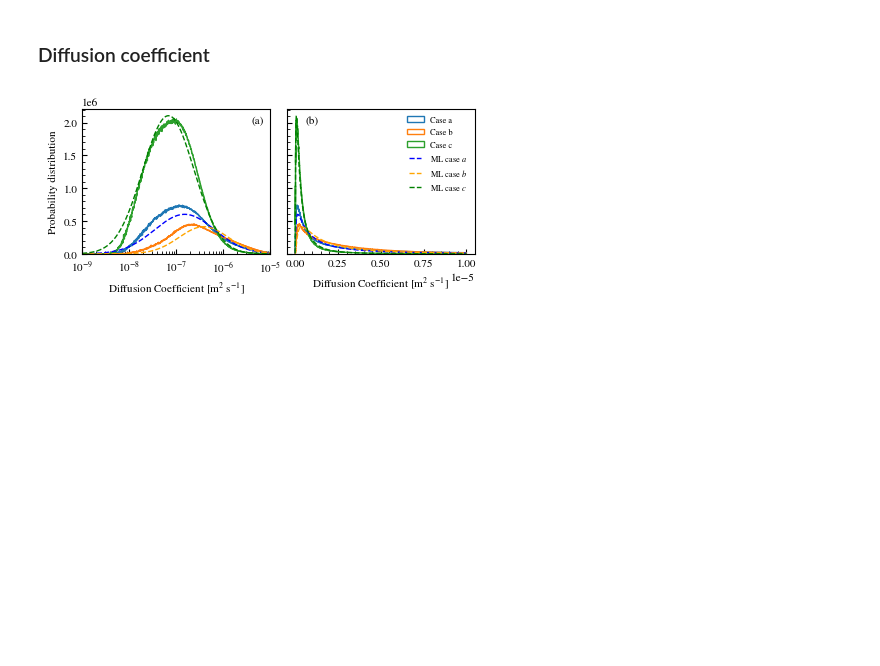
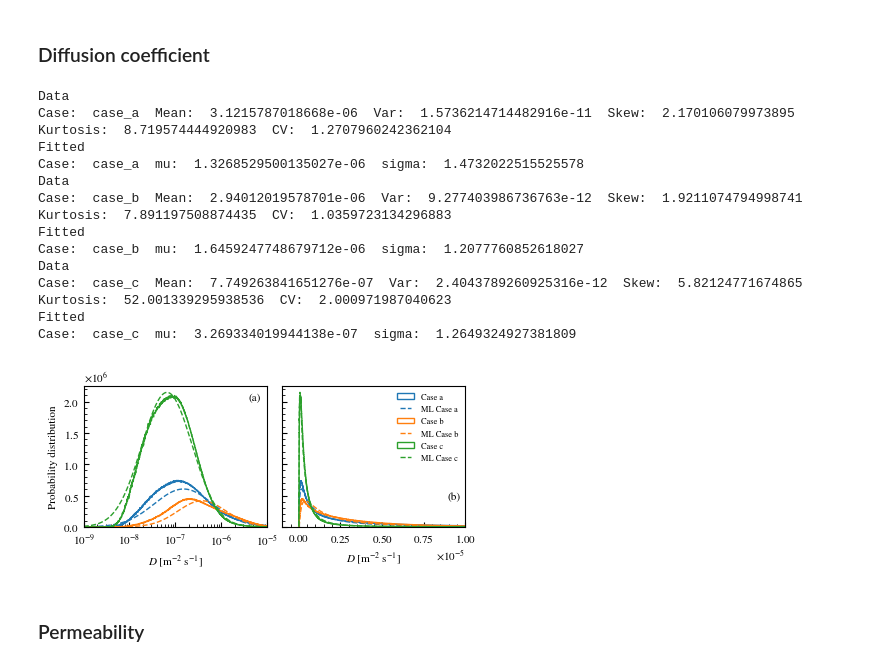
Before and after one commit to rlsandovalp/Sensitivity_Analysis, a Jupyter notebook: Notebooks/histograms.ipynb, the cells around one changed output. Drawn from its saved outputs; the diff is of its cells as text; code cells hidden in the pictures; blank space fills up the shorter version.

```diff
--- a/Notebooks/histograms.ipynb
+++ b/Notebooks/histograms.ipynb
@@ -74,63 +74,70 @@ Case:  case_c  mu:  2.1208872218510218e-08  sigma:  1.2407231274062216
 ### Diffusion coefficient
 # %%
 ######################## Input parameters #########################
-files = 100
-distributions = ['uniform', 'normal', 'lognormal']        #uniform, lognormal, normal
+files = 200
+points_per_file = 100000
+cases = ['case_a', 'case_b', 'case_c']        #uniform, lognormal, normal
 
 ######################## Initialize processing files #########################
 min_v, max_v = -9, -5
 x = np.logspace(min_v,max_v,1000)
 # %%
-cases = ['Case a', 'Case b', 'Case c']
-fitos = []
+casess = ['Case a', 'Case b', 'Case c']
+colors = ['tab:blue', 'tab:orange', 'tab:green']
+
 
 plt.style.use('stylesheet.mpltstyle_histograms')
 fig, ax = plt.subplots(nrows=1, ncols=2, figsize=(4.3, 2), sharey = True)
 
-for counter,distribution in enumerate(distributions):
-    hf = h5py.File("../Wu_Model/Code/"+distribution+"/results_wu_"+distribution+"1.hdf5", 'r')
-    Npoints = (np.array((hf.get('Coordinates')).get('Radius'))).size
-    hf.close()
-    Results = np.zeros(Npoints*files)
+for counter, case in enumerate(cases):
+    data = np.zeros((points_per_file*files, 29))
     ######################## Read files and join them in only one array #########################
-    for j in range (0,files):
-        filename = "../Wu_Model/Code/"+distribution+"/results_wu_"+distribution+str(j)+".hdf5"
-        hf = h5py.File(filename, 'r')
-        Results[j*Npoints:(j+1)*Npoints] = np.array((hf.get('Flow')).get('Results'))[:,5]
-        hf.close()
+    for j in range(files):
+        data_file = np.load('../Results/model_eval/'+case+'/wu_eval_'+str(j)+".npy")
+        data[j*points_per_file:(j+1)*points_per_file,:] = data_file
 
-    mean = Results.mean()
-    variance = np.var(Results)
-    fitos.append(sp.stats.lognorm.fit(Results, floc = 0))
+    Results = data[:,22]
+    print('Data')
+    print('Case: ', case, ' Mean: ', np.mean(Results), ' Var: ', np.var(Results), ' Skew: ', sp.stats.skew(Results), ' Kurtosis: ', sp.stats.kurtosis(Results)+3, ' CV: ', np.std(Results)/np.mean(Results))
+    ax[0].hist(Results, bins = x, label = casess[counter], density = True, histtype = 'step', linewidth = 1, color = colors[counter])
+    ax[1].hist(Results, bins = x, label = casess[counter], density = True, histtype = 'step', linewidth = 1, color = colors[counter])
+
+    print('Fitted')
+    s, loc, scale = sp.stats.lognorm.fit(Results, floc = 0)
+    print('Case: ', case, ' mu: ', scale, ' sigma: ', s)
+    pdf_fitted_automatic = sp.stats.lognorm.pdf(x, s, loc, scale)
+    ax[0].plot(x, pdf_fitted_automatic, '--', label = r'ML '+casess[counter], linewidth = 1, color = colors[counter])
+    ax[1].plot(x, pdf_fitted_automatic, '--', label = r'ML '+casess[counter], linewidth = 1, color = colors[counter])
     ######################## Histogram #########################
-    ax[0].hist(Results, bins = x, label = cases[counter], density = True, histtype = 'step',linewidth = 1)
-    ax[1].hist(Results, bins = x, label = cases[counter], density = True, histtype = 'step',linewidth = 1)
 
 
-ax[0].set_xlabel(r'Diffusion Coefficient [m$^{2}$ s$^{-1}$]')
+ax[0].set_xlabel(r'$D$ [m$^{-2}$ s$^{-1}$]')
 ax[0].set_ylabel('Probability distribution')
 ax[0].set_xscale('log')
 ax[0].annotate("(a)", xy=(0.9, 0.9), xycoords="axes fraction")
-ax[0].set_xlim(1E-9,1E-5)
+ax[0].set_xlim(1*10**min_v,1*10**max_v)
 
-ax[1].set_xlabel(r'Diffusion Coefficient [m$^{2}$ s$^{-1}$]')
-ax[1].annotate("(b)", xy=(0.1, 0.9), xycoords="axes fraction")
-
-
-pdf_fitted_automatic = sp.stats.lognorm.pdf(x, fitos[0][0], loc=fitos[0][1], scale=fitos[0][2])
-ax[0].plot(x, pdf_fitted_automatic, '--', label = r'ML case $a$', color = 'blue', linewidth = 1)
-ax[1].plot(x, pdf_fitted_automatic, '--', label = r'ML case $a$', color = 'blue', linewidth = 1)
-pdf_fitted_automatic = sp.stats.lognorm.pdf(x, fitos[1][0], loc=fitos[1][1], scale=fitos[1][2])
-ax[0].plot(x, pdf_fitted_automatic, '--', label = r'ML case $b$', color = 'orange', linewidth = 1)
-ax[1].plot(x, pdf_fitted_automatic, '--', label = r'ML case $b$', color = 'orange', linewidth = 1)
-pdf_fitted_automatic = sp.stats.lognorm.pdf(x, fitos[2][0], loc=fitos[2][1], scale=fitos[2][2])
-ax[0].plot(x, pdf_fitted_automatic, '--', label = r'ML case $c$', color = 'green', linewidth = 1)
-ax[1].plot(x, pdf_fitted_automatic, '--', label = r'ML case $c$', color = 'green', linewidth = 1)
-
+ax[1].set_xlabel(r'$D$ [m$^{-2}$ s$^{-1}$]')
+ax[1].annotate("(b)", xy=(0.9, 0.2), xycoords="axes fraction")
+ax[1].set_xlim(-1*10**-6,1e-5)
 
 ax[1].legend()
 
 plt.savefig('../Figures/pdf_D.pdf')
 plt.show()
 # %% [output]
+Data
+Case:  case_a  Mean:  3.1215787018668e-06  Var:  1.5736214714482916e-11  Skew:  2.170106079973895  Kurtosis:  8.719574444920983  CV:  1.2707960242362104
+Fitted
+Case:  case_a  mu:  1.3268529500135027e-06  sigma:  1.4732022515525578
+Data
+Case:  case_b  Mean:  2.94012019578701e-06  Var:  9.277403986736763e-12  Skew:  1.9211074794998741  Kurtosis:  7.891197508874435  CV:  1.0359723134296883
+Fitted
+Case:  case_b  mu:  1.6459247748679712e-06  sigma:  1.2077760852618027
+Data
+Case:  case_c  Mean:  7.749263841651276e-07  Var:  2.4043789260925316e-12  Skew:  5.82124771674865  Kurtosis:  52.001339295938536  CV:  2.000971987040623
+Fitted
+Case:  case_c  mu:  3.269334019944138e-07  sigma:  1.2649324927381809
-[figure, old version]
+[figure, new version]
+# %% [markdown]
+### Permeability
```
Also changed, not shown: parts of 4 cells of this notebook, 20 other files.
